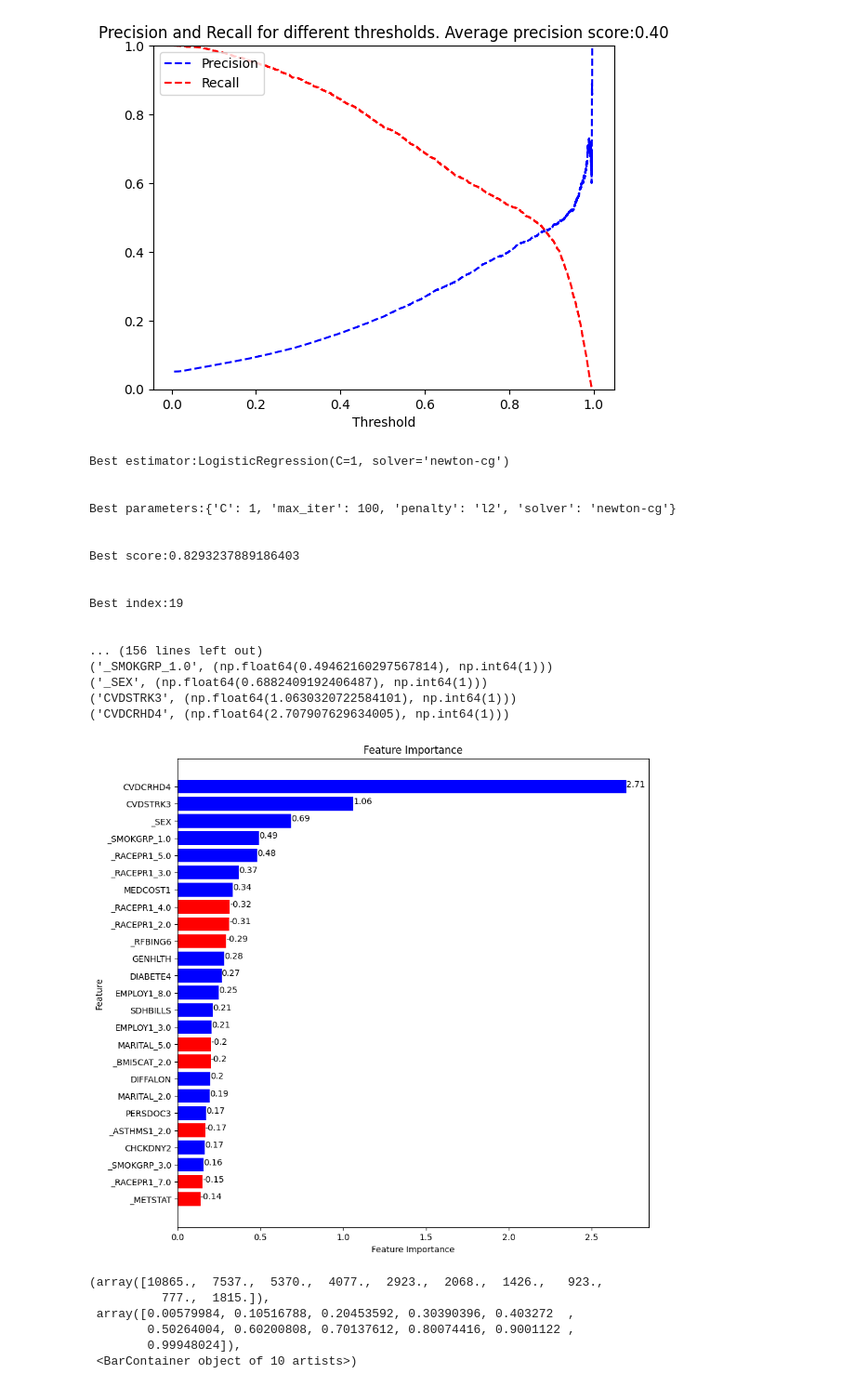
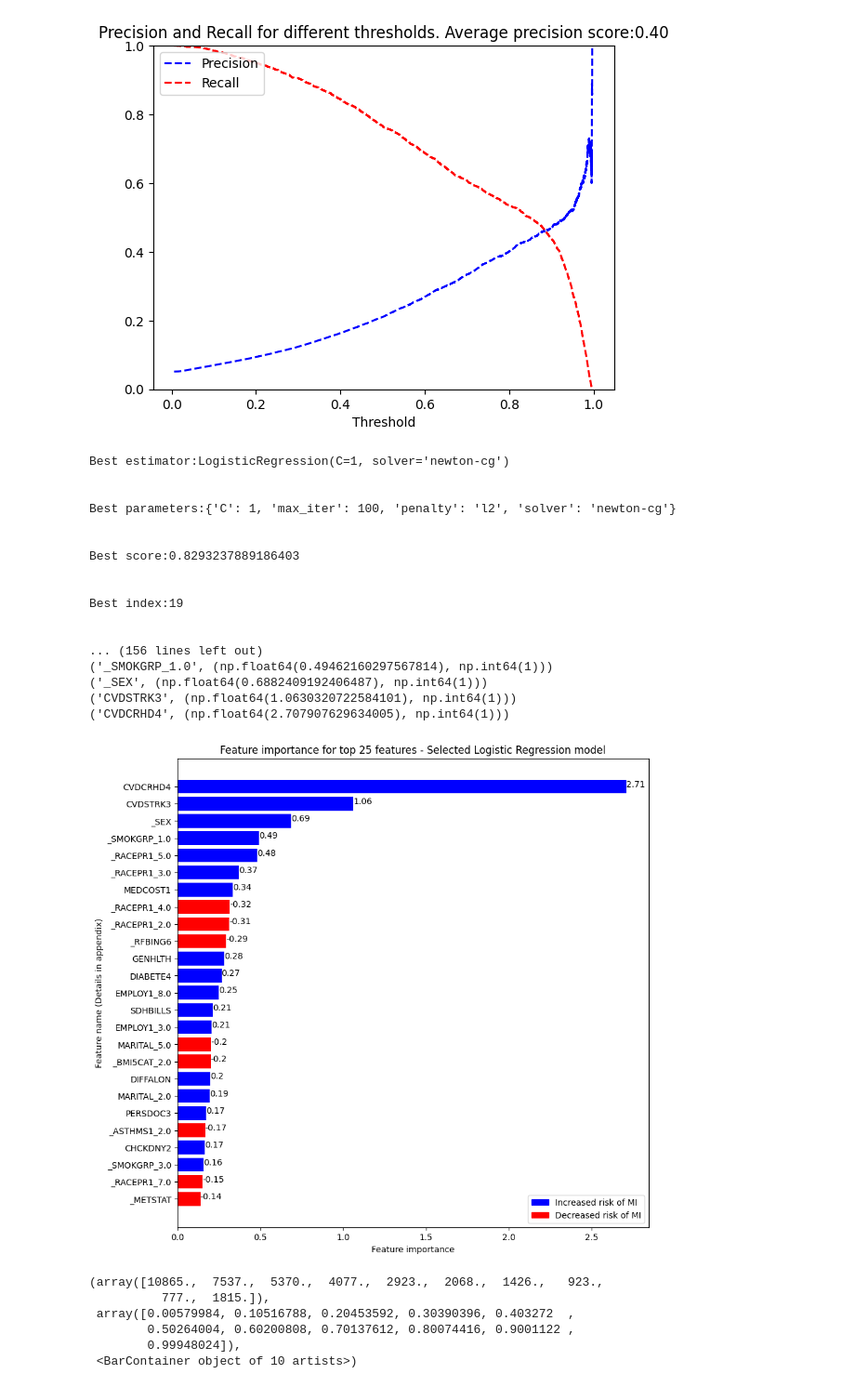
Before and after one commit to anuvrat-umich/siads_capstone, a Jupyter notebook: src/model.ipynb, the cells around one changed output. Shown at 93% size. Saved outputs shown, nothing was run; the diff lists cells and outputs as text; code cells hidden in the pictures.

```diff
--- a/src/model.ipynb
+++ b/src/model.ipynb
@@ -253,37 +254,42 @@ for feature in sorted_features:
 # Plot feature importance with feature importance values as data labels
 plt.figure(figsize=(10, 10))
 top_n = 25
 colors = ["blue" if x[1][1] == 1 else "red" for x in sorted_features[-top_n:]]
 plt.barh(
     [x[0] for x in sorted_features[-top_n:]],
     [x[1][0] for x in sorted_features[-top_n:]],
     color=colors,
 )
 for index, value in enumerate([x[1] for x in sorted_features[-top_n:]]):
     plt.text(value[0], index, str(value[1] * round(value[0], 2)))
-plt.xlabel("Feature Importance")
-plt.ylabel("Feature")
-plt.title("Feature Importance")
+plt.xlabel("Feature importance")
+plt.ylabel("Feature name (Details in appendix)")
+plt.title("Feature importance for top 25 features - Selected Logistic Regression model")
+# Add legend for colors
+blue_patch = mpatches.Patch(color='blue', label='Increased risk of MI')
+red_patch = mpatches.Patch(color='red', label='Decreased risk of MI')
+plt.legend(handles=[blue_patch, red_patch], loc='lower right')
+
 plt.show()
 # %% [output]
 Best estimator:LogisticRegression(C=1, solver='newton-cg')
 
 
 Best parameters:{'C': 1, 'max_iter': 100, 'penalty': 'l2', 'solver': 'newton-cg'}
 
 
 Best score:0.8293237889186403
 
 
 Best index:19
 
 
 ... (156 lines left out)
 ('_SMOKGRP_1.0', (np.float64(0.49462160297567814), np.int64(1)))
 ('_SEX', (np.float64(0.6882409192406487), np.int64(1)))
 ('CVDSTRK3', (np.float64(1.0630320722584101), np.int64(1)))
 ('CVDCRHD4', (np.float64(2.707907629634005), np.int64(1)))
-[figure, old version]
+[figure, new version]
 # %%
 y_probs = grid_search_lr.best_estimator_.predict_proba(X_test)[:, 1]
 
```
Also changed, not shown: parts of 4 cells of this notebook, 2 other files.
